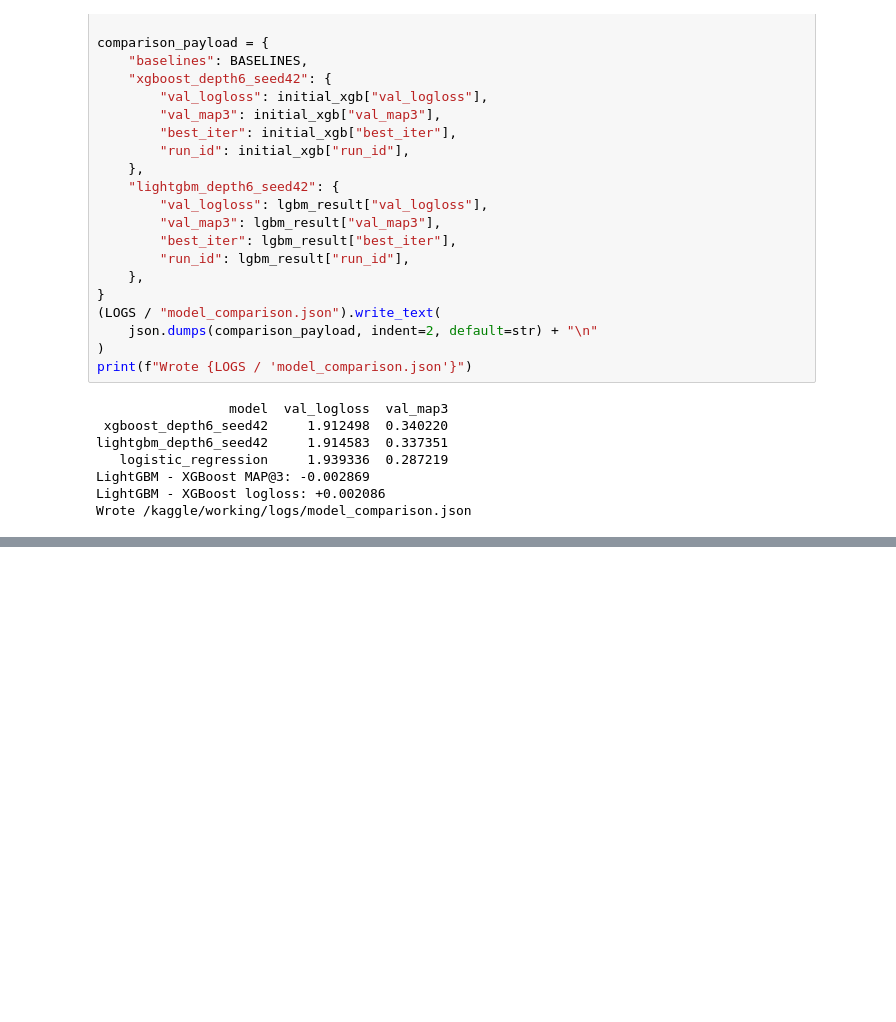
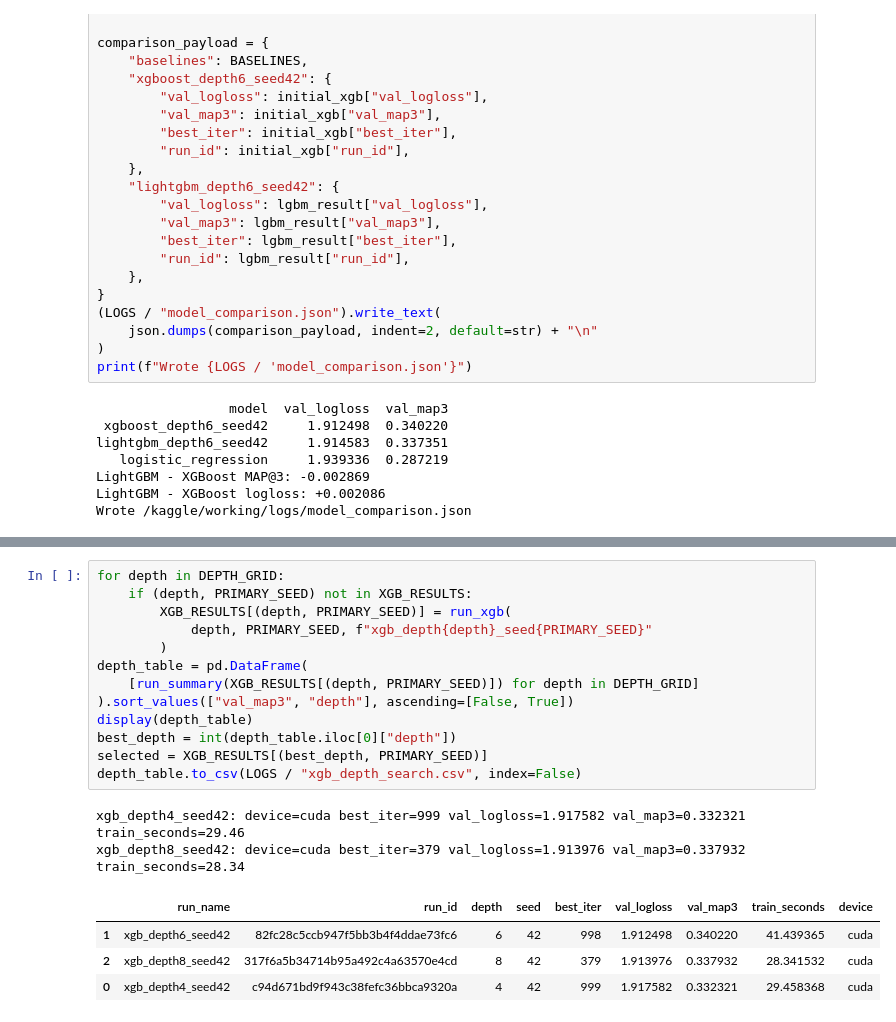
Before and after one commit to kalexrt/fertilizer_prediction, a Jupyter notebook: notebooks/fert_pred.ipynb, the cells around one changed output, grey strips where cells are left out. Saved outputs shown, nothing was run; the diff lists cells and outputs as text; blank space fills up the shorter version.

```diff
--- a/notebooks/fert_pred.ipynb
+++ b/notebooks/fert_pred.ipynb
@@ -1221,0 +1487,20 @@ Wrote /kaggle/working/logs/model_comparison.json
+# %%
+for depth in DEPTH_GRID:
+    if (depth, PRIMARY_SEED) not in XGB_RESULTS:
+        XGB_RESULTS[(depth, PRIMARY_SEED)] = run_xgb(
+            depth, PRIMARY_SEED, f"xgb_depth{depth}_seed{PRIMARY_SEED}"
+        )
+depth_table = pd.DataFrame(
+    [run_summary(XGB_RESULTS[(depth, PRIMARY_SEED)]) for depth in DEPTH_GRID]
+).sort_values(["val_map3", "depth"], ascending=[False, True])
+display(depth_table)
+best_depth = int(depth_table.iloc[0]["depth"])
+selected = XGB_RESULTS[(best_depth, PRIMARY_SEED)]
+depth_table.to_csv(LOGS / "xgb_depth_search.csv", index=False)
+# %% [output]
+xgb_depth4_seed42: device=cuda best_iter=999 val_logloss=1.917582 val_map3=0.332321 train_seconds=29.46
+xgb_depth8_seed42: device=cuda best_iter=379 val_logloss=1.913976 val_map3=0.337932 train_seconds=28.34
+|  | run_name | run_id | depth | seed | best_iter | val_logloss | val_map3 | train_seconds | device |
+| 1 | xgb_depth6_seed42 | 82fc28c5ccb947f5bb3b4f4ddae73fc6 | 6 | 42 | 998 | 1.912498 | 0.340220 | 41.439365 | cuda |
+| 2 | xgb_depth8_seed42 | 317f6a5b34714b95a492c4a63570e4cd | 8 | 42 | 379 | 1.913976 | 0.337932 | 28.341532 | cuda |
+| 0 | xgb_depth4_seed42 | c94d671bd9f943c38fefc36bbca9320a | 4 | 42 | 999 | 1.917582 | 0.332321 | 29.458368 | cuda |
```
Also changed, not shown: parts of 17 cells of this notebook, 19 other files.
